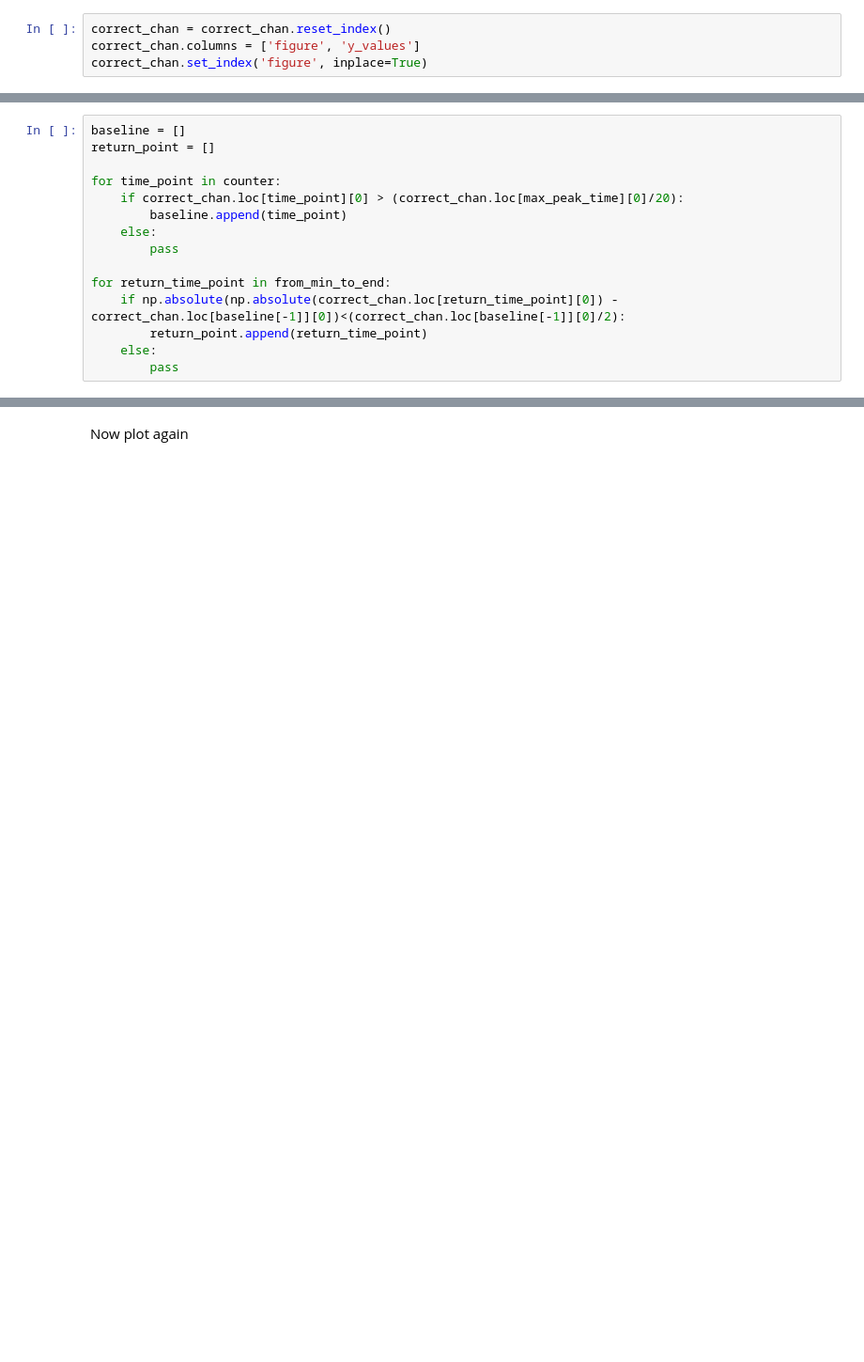
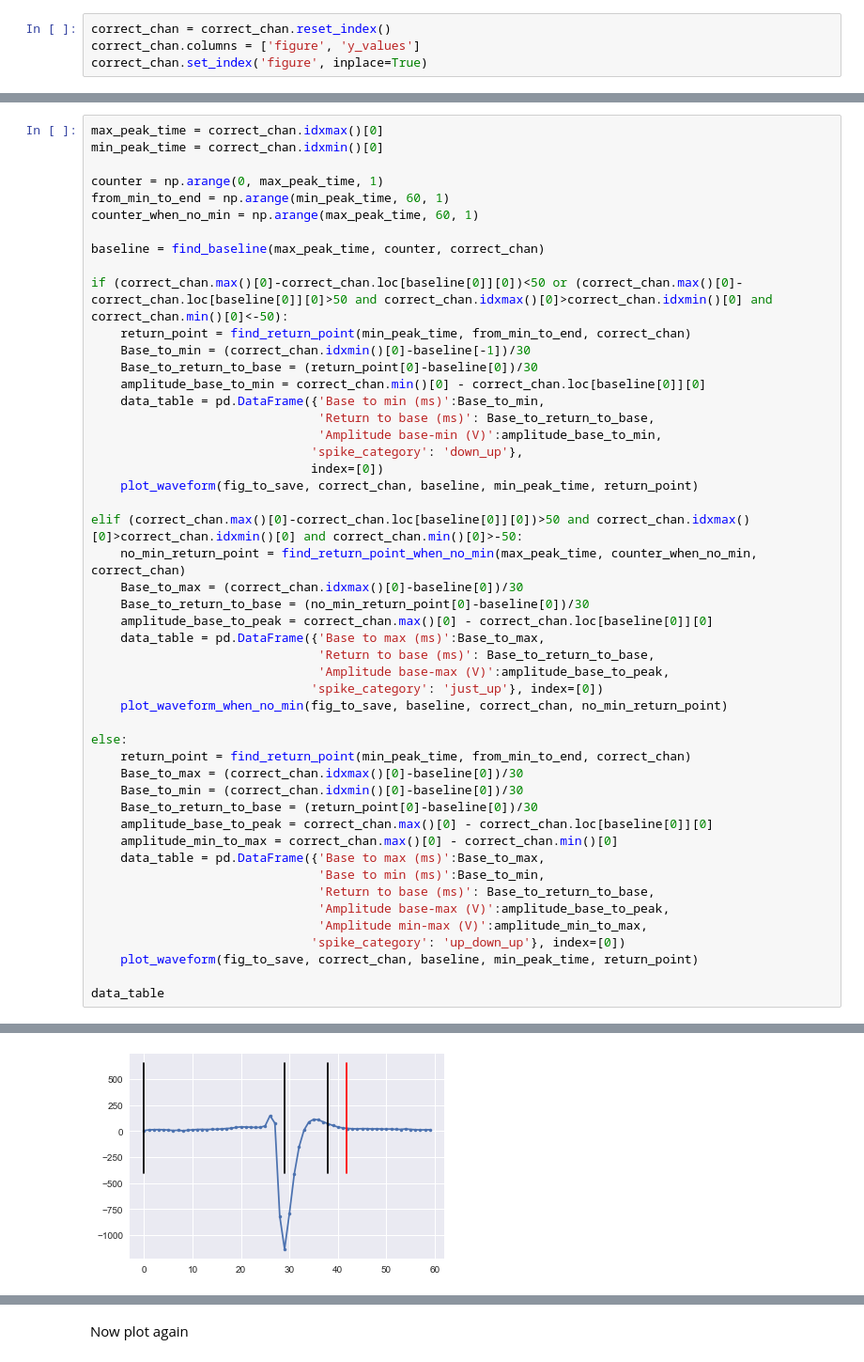
Before and after one commit to Ruairi-osul/ephys, a Jupyter notebook: mua_preprocess/notebooks/Tran waveform.ipynb, the cells around one changed output, grey strips where cells are left out. Shown at 94% size. Drawn from its saved outputs; the diff is of its cells as text; blank space fills up the shorter version.

```diff
--- a/mua_preprocess/notebooks/Tran waveform.ipynb
+++ b/mua_preprocess/notebooks/Tran waveform.ipynb
@@ -131,15 +156,0 @@ from_min_to_end = np.arange(min_peak_time, 60, 1)
-# %%
-baseline = []
-return_point = []
-
-for time_point in counter:
-    if correct_chan.loc[time_point][0] > (correct_chan.loc[max_peak_time][0]/20):
-        baseline.append(time_point)
-    else:
-        pass
-
-for return_time_point in from_min_to_end:
-    if np.absolute(np.absolute(correct_chan.loc[return_time_point][0]) - correct_chan.loc[baseline[-1]][0])<(correct_chan.loc[baseline[-1]][0]/2):
-        return_point.append(return_time_point)
-    else:
-        pass
@@ -155,0 +159,50 @@ plt.plot(np.ones(5)*return_point[0], np.linspace(-400, 650, 5), 'k')
+# %%
+max_peak_time = correct_chan.idxmax()[0]
+min_peak_time = correct_chan.idxmin()[0]
+
+counter = np.arange(0, max_peak_time, 1)
+from_min_to_end = np.arange(min_peak_time, 60, 1)
+counter_when_no_min = np.arange(max_peak_time, 60, 1)
+
+baseline = find_baseline(max_peak_time, counter, correct_chan)
+
+if (correct_chan.max()[0]-correct_chan.loc[baseline[0]][0])<50 or (correct_chan.max()[0]-correct_chan.loc[baseline[0]][0]>50 and correct_chan.idxmax()[0]>correct_chan.idxmin()[0] and correct_chan.min()[0]<-50):
+    return_point = find_return_point(min_peak_time, from_min_to_end, correct_chan)
+    Base_to_min = (correct_chan.idxmin()[0]-baseline[-1])/30
+    Base_to_return_to_base = (return_point[0]-baseline[0])/30
+    amplitude_base_to_min = correct_chan.min()[0] - correct_chan.loc[baseline[0]][0]
+    data_table = pd.DataFrame({'Base to min (ms)':Base_to_min,
+                               'Return to base (ms)': Base_to_return_to_base,
+                               'Amplitude base-min (V)':amplitude_base_to_min,
+                              'spike_category': 'down_up'},
+                              index=[0])
+    plot_waveform(fig_to_save, correct_chan, baseline, min_peak_time, return_point)
+
+elif (correct_chan.max()[0]-correct_chan.loc[baseline[0]][0])>50 and correct_chan.idxmax()[0]>correct_chan.idxmin()[0] and correct_chan.min()[0]>-50:
+    no_min_return_point = find_return_point_when_no_min(max_peak_time, counter_when_no_min, correct_chan)
+    Base_to_max = (correct_chan.idxmax()[0]-baseline[0])/30
+    Base_to_return_to_base = (no_min_return_point[0]-baseline[0])/30
+    amplitude_base_to_peak = correct_chan.max()[0] - correct_chan.loc[baseline[0]][0]
+    data_table = pd.DataFrame({'Base to max (ms)':Base_to_max,
+                               'Return to base (ms)': Base_to_return_to_base,
+                               'Amplitude base-max (V)':amplitude_base_to_peak,
+                              'spike_category': 'just_up'}, index=[0])
+    plot_waveform_when_no_min(fig_to_save, baseline, correct_chan, no_min_return_point)
+
+else:
+    return_point = find_return_point(min_peak_time, from_min_to_end, correct_chan)
+    Base_to_max = (correct_chan.idxmax()[0]-baseline[0])/30
+    Base_to_min = (correct_chan.idxmin()[0]-baseline[0])/30
+    Base_to_return_to_base = (return_point[0]-baseline[0])/30
+    amplitude_base_to_peak = correct_chan.max()[0] - correct_chan.loc[baseline[0]][0]
+    amplitude_min_to_max = correct_chan.max()[0] - correct_chan.min()[0]
+    data_table = pd.DataFrame({'Base to max (ms)':Base_to_max,
+                               'Base to min (ms)':Base_to_min,
+                               'Return to base (ms)': Base_to_return_to_base,
+                               'Amplitude base-max (V)':amplitude_base_to_peak,
+                               'Amplitude min-max (V)':amplitude_min_to_max,
+                              'spike_category': 'up_down_up'}, index=[0])
+    plot_waveform(fig_to_save, correct_chan, baseline, min_peak_time, return_point)
+
+data_table
+# %% [output]
@@ -155,0 +211 @@ plt.plot(np.ones(5)*return_point[0], np.linspace(-400, 650, 5), 'k')
+[figure, added]
```
Also changed, not shown: parts of 39 cells of this notebook, 1 other file.
